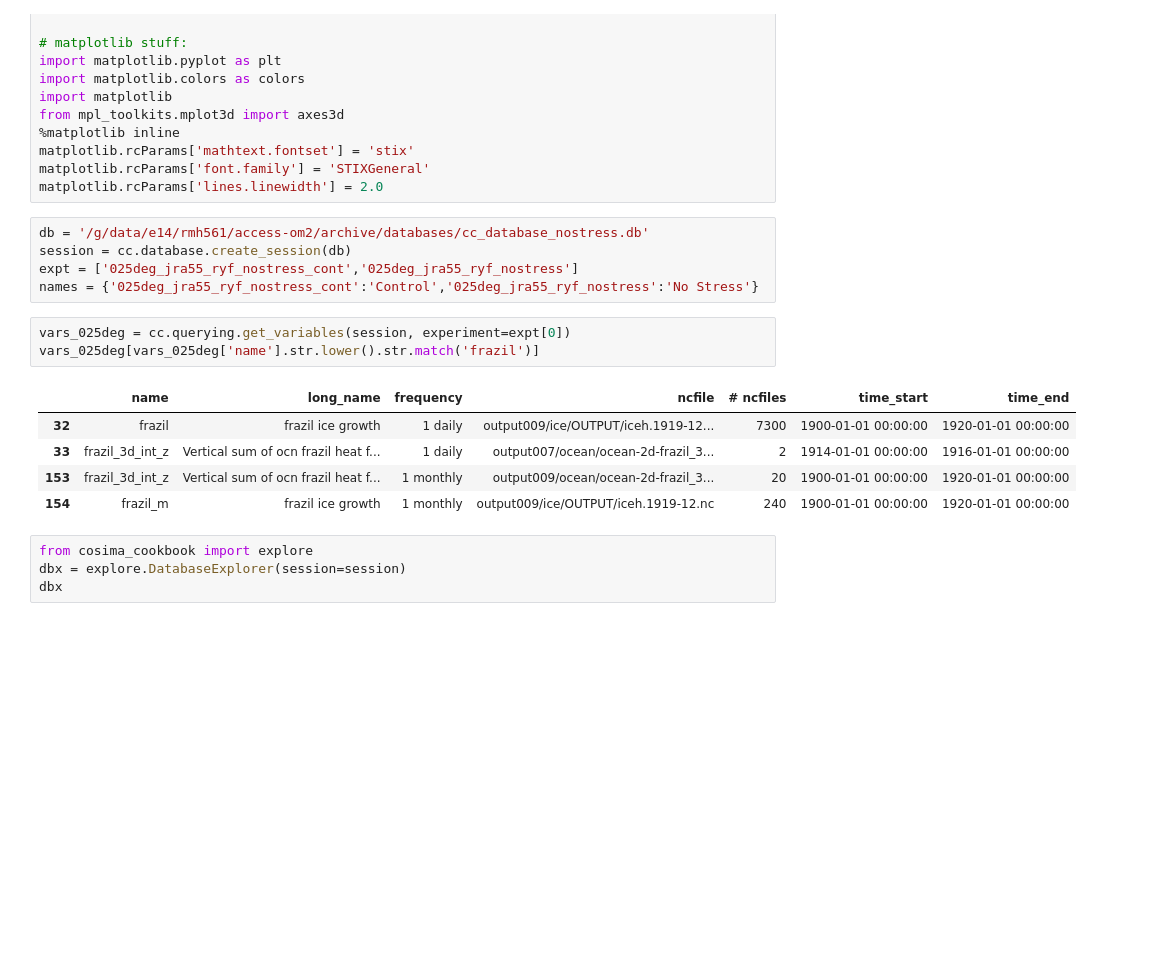
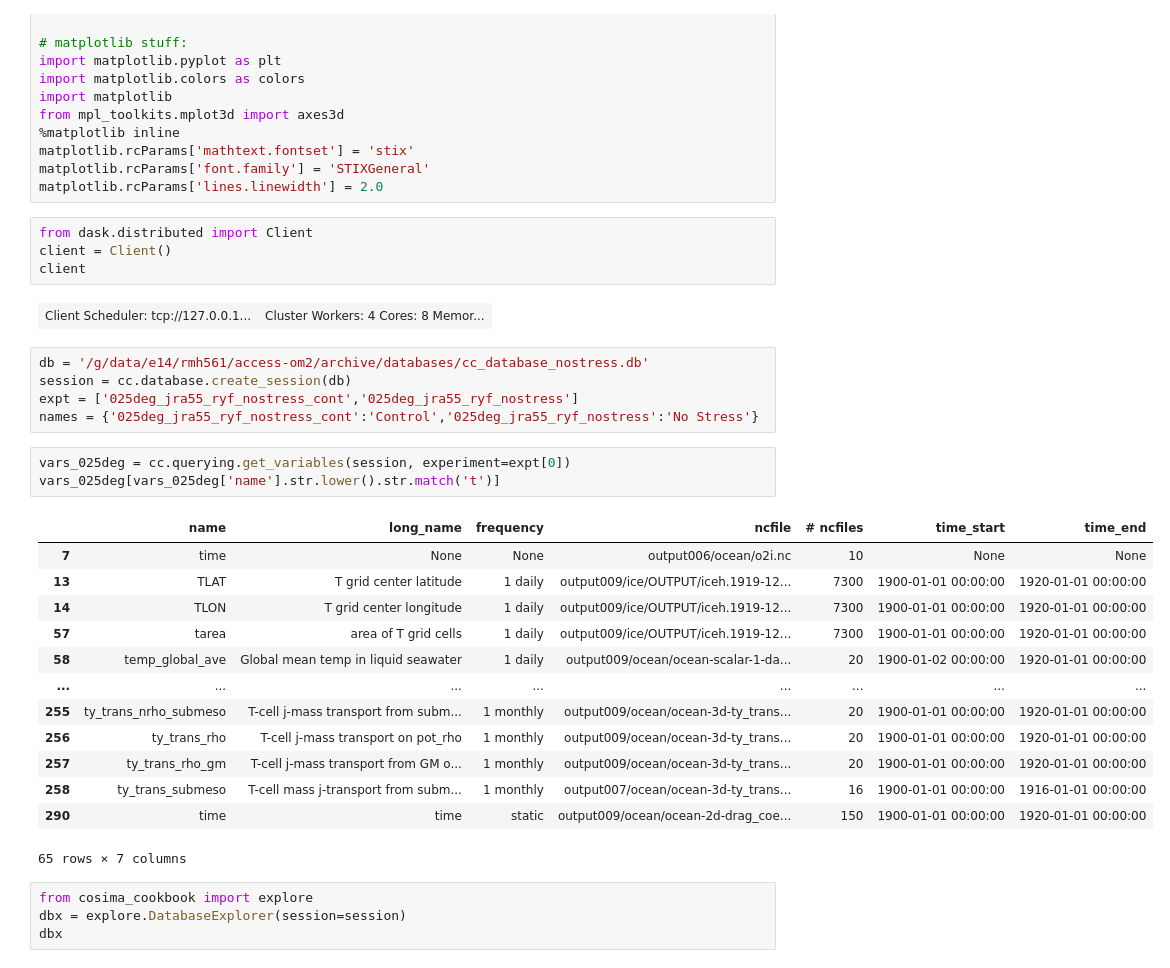
Before and after one commit to dhruvbhagtani/Ryan_No_Stress, a Jupyter notebook: Weddell_Gyre.ipynb, the cells around one changed output. Drawn from its saved outputs; the diff is of its cells as text; blank space fills up the shorter version.

```diff
--- a/Weddell_Gyre.ipynb
+++ b/Weddell_Gyre.ipynb
@@ -25,6 +25,12 @@ from mpl_toolkits.mplot3d import axes3d
 matplotlib.rcParams['mathtext.fontset'] = 'stix'
 matplotlib.rcParams['font.family'] = 'STIXGeneral'
 matplotlib.rcParams['lines.linewidth'] = 2.0
+# %%
+from dask.distributed import Client
+client = Client()
+client
+# %% [output]
+| Client Scheduler: tcp://127.0.0.1... | Cluster Workers: 4 Cores: 8 Memor... |
 # %%
 db = '/g/data/e14/rmh561/access-om2/archive/databases/cc_database_nostress.db'
 session = cc.database.create_session(db)
@@ -32,13 +38,21 @@ expt = ['025deg_jra55_ryf_nostress_cont','025deg_jra55_ryf_nostress']
 names = {'025deg_jra55_ryf_nostress_cont':'Control','025deg_jra55_ryf_nostress':'No Stress'}
 # %%
 vars_025deg = cc.querying.get_variables(session, experiment=expt[0])
-vars_025deg[vars_025deg['name'].str.lower().str.match('frazil')]
+vars_025deg[vars_025deg['name'].str.lower().str.match('t')]
 # %% [output]
 |  | name | long_name | frequency | ncfile | # ncfiles | time_start | time_end |
-| 32 | frazil | frazil ice growth | 1 daily | output009/ice/OUTPUT/iceh.1919-12... | 7300 | 1900-01-01 00:00:00 | 1920-01-01 00:00:00 |
-| 33 | frazil_3d_int_z | Vertical sum of ocn frazil heat f... | 1 daily | output007/ocean/ocean-2d-frazil_3... | 2 | 1914-01-01 00:00:00 | 1916-01-01 00:00:00 |
-| 153 | frazil_3d_int_z | Vertical sum of ocn frazil heat f... | 1 monthly | output009/ocean/ocean-2d-frazil_3... | 20 | 1900-01-01 00:00:00 | 1920-01-01 00:00:00 |
-| 154 | frazil_m | frazil ice growth | 1 monthly | output009/ice/OUTPUT/iceh.1919-12.nc | 240 | 1900-01-01 00:00:00 | 1920-01-01 00:00:00 |
+| 7 | time | None | None | output006/ocean/o2i.nc | 10 | None | None |
+| 13 | TLAT | T grid center latitude | 1 daily | output009/ice/OUTPUT/iceh.1919-12... | 7300 | 1900-01-01 00:00:00 | 1920-01-01 00:00:00 |
+| 14 | TLON | T grid center longitude | 1 daily | output009/ice/OUTPUT/iceh.1919-12... | 7300 | 1900-01-01 00:00:00 | 1920-01-01 00:00:00 |
+| 57 | tarea | area of T grid cells | 1 daily | output009/ice/OUTPUT/iceh.1919-12... | 7300 | 1900-01-01 00:00:00 | 1920-01-01 00:00:00 |
+| 58 | temp_global_ave | Global mean temp in liquid seawater | 1 daily | output009/ocean/ocean-scalar-1-da... | 20 | 1900-01-02 00:00:00 | 1920-01-01 00:00:00 |
+| ... | ... | ... | ... | ... | ... | ... | ... |
+| 255 | ty_trans_nrho_submeso | T-cell j-mass transport from subm... | 1 monthly | output009/ocean/ocean-3d-ty_trans... | 20 | 1900-01-01 00:00:00 | 1920-01-01 00:00:00 |
+| 256 | ty_trans_rho | T-cell j-mass transport on pot_rho | 1 monthly | output009/ocean/ocean-3d-ty_trans... | 20 | 1900-01-01 00:00:00 | 1920-01-01 00:00:00 |
+| 257 | ty_trans_rho_gm | T-cell j-mass transport from GM o... | 1 monthly | output009/ocean/ocean-3d-ty_trans... | 20 | 1900-01-01 00:00:00 | 1920-01-01 00:00:00 |
+| 258 | ty_trans_submeso | T-cell mass j-transport from subm... | 1 monthly | output007/ocean/ocean-3d-ty_trans... | 16 | 1900-01-01 00:00:00 | 1916-01-01 00:00:00 |
+| 290 | time | time | static | output009/ocean/ocean-2d-drag_coe... | 150 | 1900-01-01 00:00:00 | 1920-01-01 00:00:00 |
+65 rows × 7 columns
 # %%
 from cosima_cookbook import explore
 dbx = explore.DatabaseExplorer(session=session)
```
Also changed, not shown: parts of 7 cells of this notebook.
